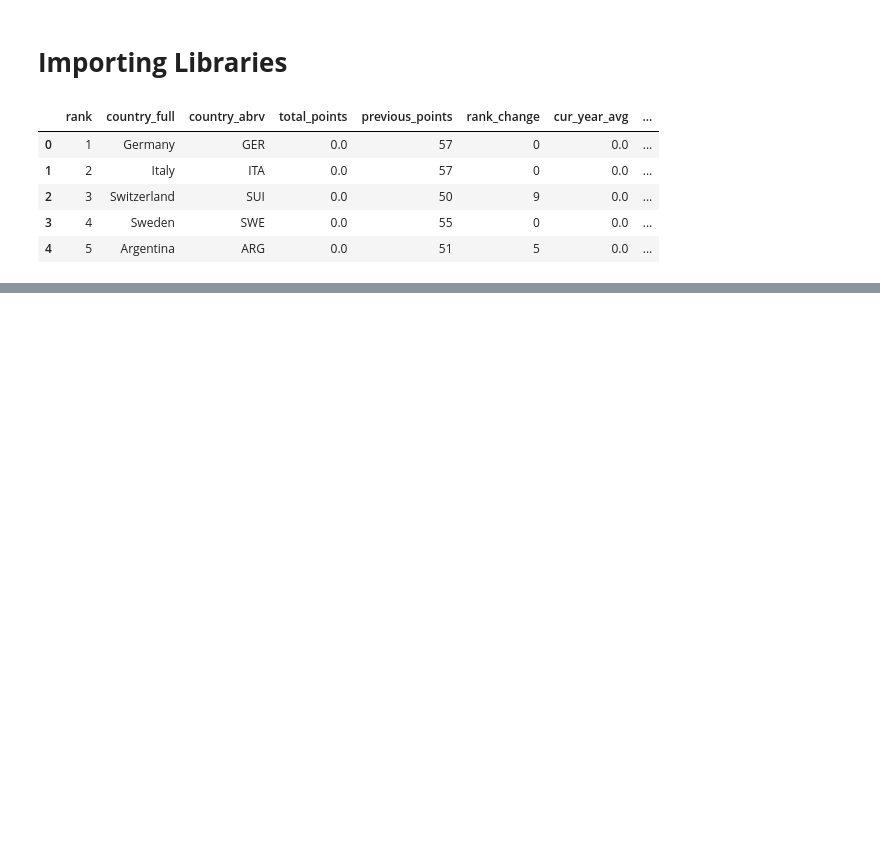
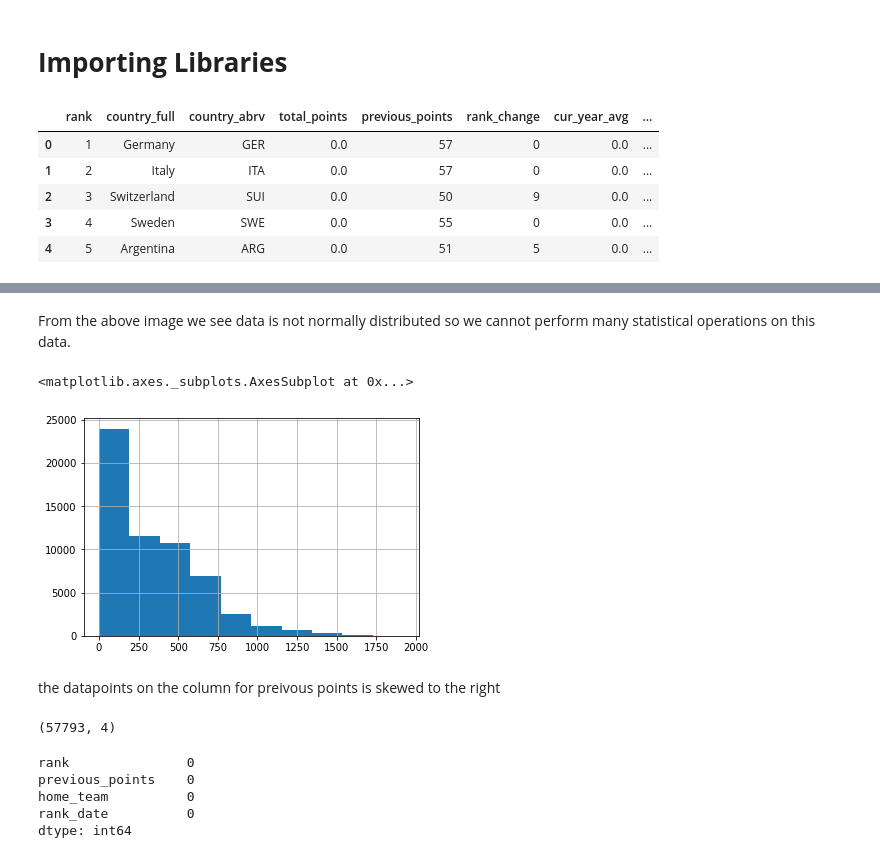
Before and after one commit to EOKELLO/IP-WEEK1-CORE, a Jupyter notebook: Moringa_Data_Science_Core_W6_Independent_Project_2019_07_Elizabeth_Okello_Python_Notebook.ipynb, the cells around one changed output, grey strips where cells are left out. Drawn from its saved outputs; the diff is of its cells as text; code cells hidden in the pictures; blank space fills up the shorter version.

```diff
--- a/Moringa_Data_Science_Core_W6_Independent_Project_2019_07_Elizabeth_Okello_Python_Notebook.ipynb
+++ b/Moringa_Data_Science_Core_W6_Independent_Project_2019_07_Elizabeth_Okello_Python_Notebook.ipynb
@@ -150,0 +109,23 @@ dtype: int64
+# %% [markdown]
+From the above image we see data is not normally distributed so we cannot perform many statistical operations on this data.
+# %%
+ranking_data['previous_points'].hist()
+# %% [output]
+<matplotlib.axes._subplots.AxesSubplot at 0x...>
+[figure, added]
+# %% [markdown]
+the datapoints on the column for preivous points is skewed to the right
+# %%
+#check the dataset size
+ranking_data.shape
+# %% [output]
+(57793, 4)
+# %%
+#check for missing values
+ranking_data.isnull().sum()
+# %% [output]
+rank               0
+previous_points    0
+home_team          0
+rank_date          0
+dtype: int64
```
Also changed, not shown: parts of 103 cells of this notebook.
